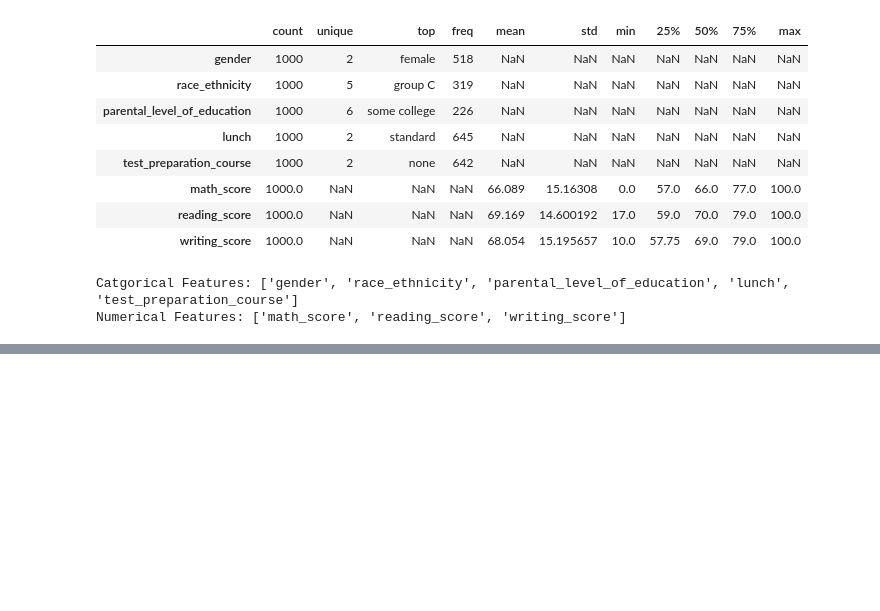
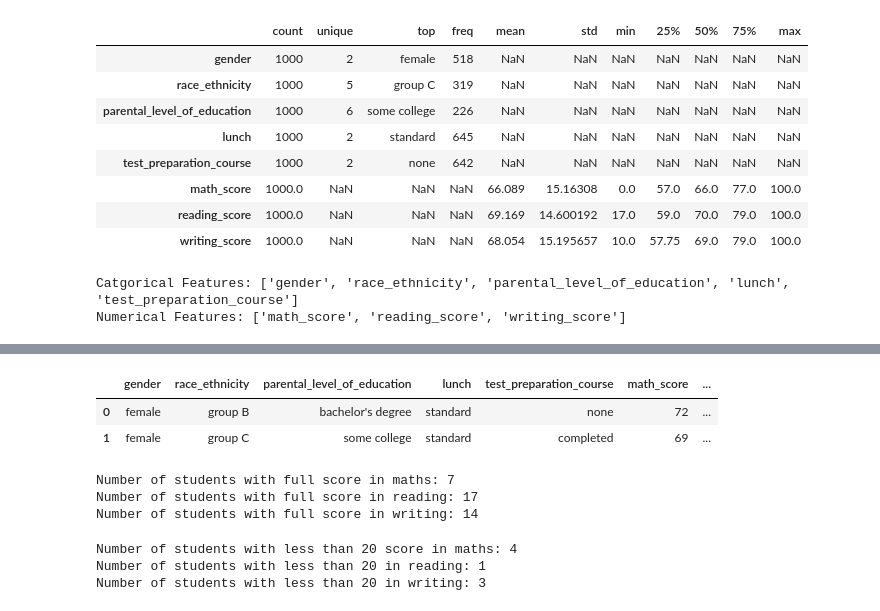
Before and after one commit to NarnindiMounica/Machine_Learning_Works, a Jupyter notebook: Projects/Student_Performance_Indicator/dataset/EDA.ipynb, the cells around one changed output, grey strips where cells are left out. Cells and saved outputs as stored; diff of their text form; code cells hidden in the pictures; blank space fills up the shorter version.

```diff
--- a/Projects/Student_Performance_Indicator/dataset/EDA.ipynb
+++ b/Projects/Student_Performance_Indicator/dataset/EDA.ipynb
@@ -144,0 +143,30 @@ sns.boxplot(df[['math_score', 'reading_score', 'writing_score']])
+# %%
+df.head(2)
+# %% [output]
+|  | gender | race_ethnicity | parental_level_of_education | lunch | test_preparation_course | math_score | ... |
+| 0 | female | group B | bachelor's degree | standard | none | 72 | ... |
+| 1 | female | group C | some college | standard | completed | 69 | ... |
+# %%
+math_full = df[df['math_score']==100]['avg_score'].count()
+reading_full = df[df['reading_score']==100]['avg_score'].count()
+writing_full = df[df['writing_score']==100]['avg_score'].count()
+
+print(f"Number of students with full score in maths: {math_full}")
+print(f"Number of students with full score in reading: {reading_full}")
+print(f"Number of students with full score in writing: {writing_full}")
+# %% [output]
+Number of students with full score in maths: 7
+Number of students with full score in reading: 17
+Number of students with full score in writing: 14
+# %%
+math_lessthan_20 = df[df['math_score']<=20]['avg_score'].count()
+reading_lessthan_20 = df[df['reading_score']<=20]['avg_score'].count()
+writing_lessthan_20 = df[df['writing_score']<=20]['avg_score'].count()
+
+print(f"Number of students with less than 20 score in maths: {math_lessthan_20}")
+print(f"Number of students with less than 20 in reading: {reading_lessthan_20}")
+print(f"Number of students with less than 20 in writing: {writing_lessthan_20}")
+# %% [output]
+Number of students with less than 20 score in maths: 4
+Number of students with less than 20 in reading: 1
+Number of students with less than 20 in writing: 3
```
Also changed, not shown: parts of 3 cells of this notebook.
